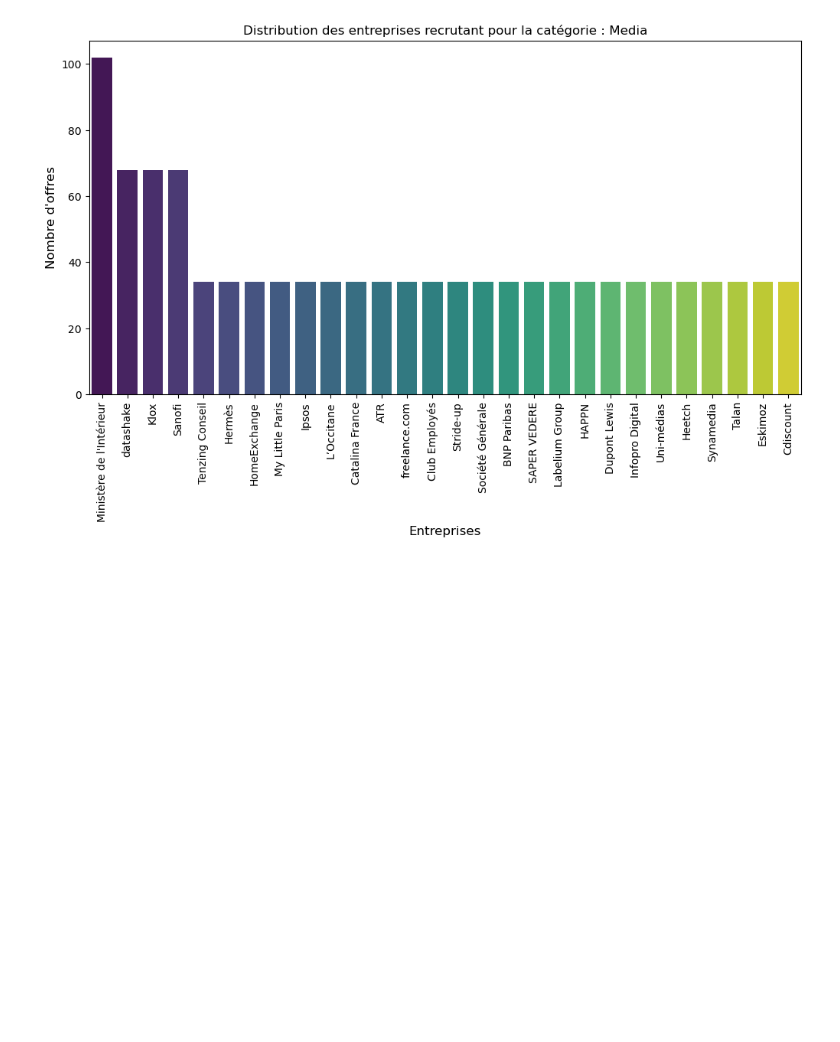
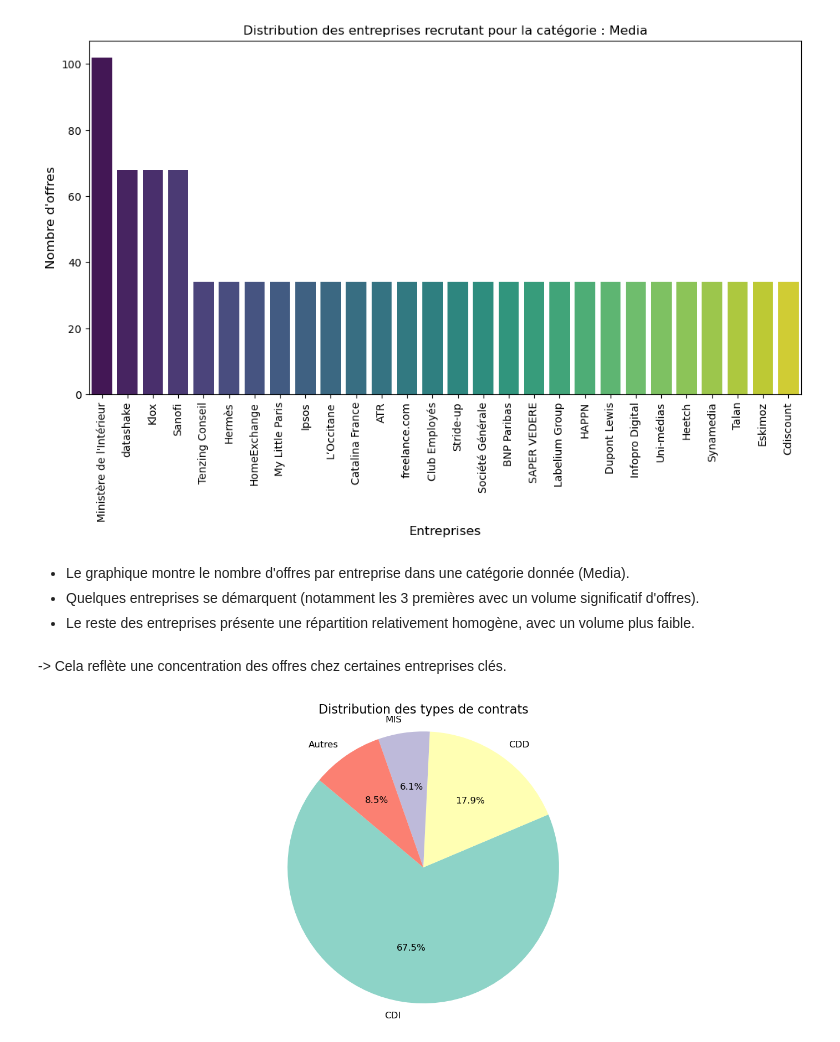
Before and after one commit to smnnawal4/projet-salaires, a Jupyter notebook: stats.ipynb, the cells around one changed output. Drawn from its saved outputs; the diff is of its cells as text; code cells hidden in the pictures; blank space fills up the shorter version.

```diff
--- a/stats.ipynb
+++ b/stats.ipynb
@@ -198,3 +218,9 @@ def pie_chart_cat(df, categorie):
 pie_chart_cat(df_1,"Media" )
 # %% [output]
 [figure]
+# %% [markdown]
+* Le graphique montre le nombre d'offres par entreprise dans une catégorie donnée (Media).
+* Quelques entreprises se démarquent (notamment les 3 premières avec un volume significatif d'offres).
+* Le reste des entreprises présente une répartition relativement homogène, avec un volume plus faible.
+# %% [markdown]
+-> Cela reflète une concentration des offres chez certaines entreprises clés.
@@ -200,0 +241,35 @@ pie_chart_cat(df_1,"Media" )
+# %%
+def pie_chart_cat(df):
+    # Remplacer les indices numériques par des noms explicites
+    df['contrat_label'] = df['contrat'].map(typeContrat_num_2_str_dict)
+
+    # Calculer la répartition des contrats
+    contrat_counts = df['contrat_label'].value_counts()
+
+    # Combiner les catégories avec une faible proportion
+    seuil = 0.03  # Proportion minimale pour garder une catégorie
+    total = contrat_counts.sum()
+    contrat_counts_filtered = contrat_counts[contrat_counts / total > seuil]
+    autres = contrat_counts[contrat_counts / total <= seuil].sum()
+
+    if autres > 0:
+        contrat_counts_filtered['Autres'] = autres
+
+    # Générer le graphique
+    plt.figure(figsize=(14, 6))
+    plt.pie(
+        contrat_counts_filtered.values,
+        labels=contrat_counts_filtered.index,
+        autopct='%1.1f%%',
+        startangle=140,
+        colors=sns.color_palette('Set3'),
+        textprops={'fontsize': 12}
+    )
+    plt.title("Distribution des types de contrats", fontsize=16)
+    plt.axis('equal')  # Assure que le pie chart est circulaire
+    plt.tight_layout()
+    plt.show()
+# %%
+pie_chart_cat(df)
+# %% [output]
+[figure, added]
```
Also changed, not shown: parts of 22 cells of this notebook, 1 other file.
